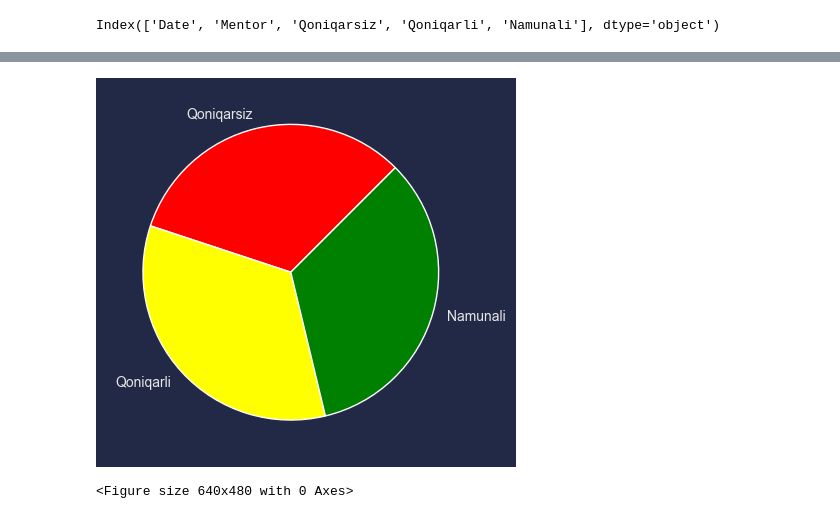
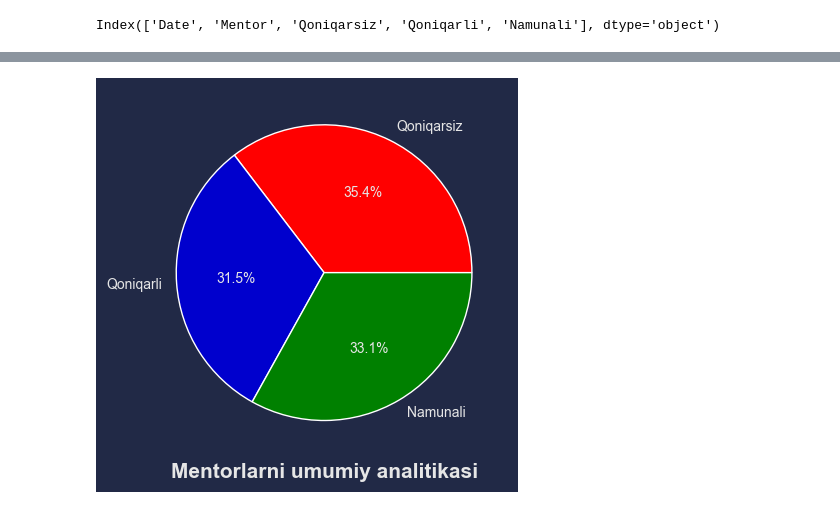
Before and after one commit to firdavsyusupov/MentorFeedbackAnalysisBot, a Jupyter notebook: Analysis/Analysis.ipynb, the cells around one changed output, grey strips where cells are left out. Cells and saved outputs as stored; diff of their text form; code cells hidden in the pictures.

```diff
--- a/Analysis/Analysis.ipynb
+++ b/Analysis/Analysis.ipynb
@@ -177,13 +159,13 @@ vizual_plot("Abdulaziz")
 # %%
 def pie():
     data2 = mentor_reaksiya_olish_df( data )
-    mycolors = ["red", "yellow", "green"]
-    plt.pie( [ int ( data2.Qoniqarsiz.values ) , int(  data2.Qoniqarli.values ),
-               int( data2.Namunali.values )],labels = ["Qoniqarsiz", "Qoniqarli", "Namunali"], startangle = 45, colors=mycolors )
-    plt.show()
-    # Uncomment this line to save the figure.
-    plt.savefig('/Users/student/PycharmProjects/Analiz_bot/pie.png', bbox_inches='tight', transparent=True)
+    mycolors = ["red", "#0000CD", "green"]
+    # plt.subplot(figsize=(20,5))
+    plt.pie( [ int ( data2.Qoniqarsiz.values ) , int(  data2.Qoniqarli.values ), int( data2.Namunali.values )],labels = ["Qoniqarsiz", "Qoniqarli", "Namunali"], colors=mycolors,autopct = '%1.1f%%' )
+    plt.xlabel('Mentorlarni umumiy analitikasi', fontweight ='bold', fontsize = 15)
+    # plt.savefig('/Users/student/PycharmProjects/Analiz_bot/mentor_plot.png', bbox_inches='tight', transparent=True)
+    # plt.close()
+
 pie()
 # %% [output]
-[figure, old version]
+[figure, new version]
-<Figure size 640x480 with 0 Axes>
```
Also changed, not shown: parts of 6 cells of this notebook.
